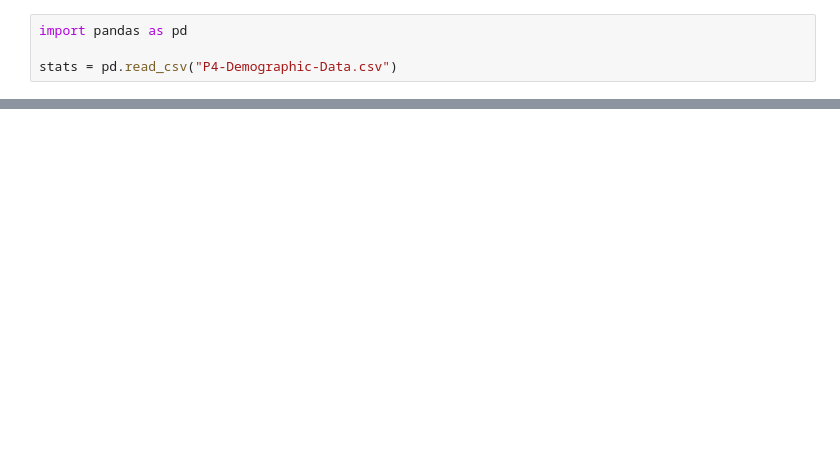
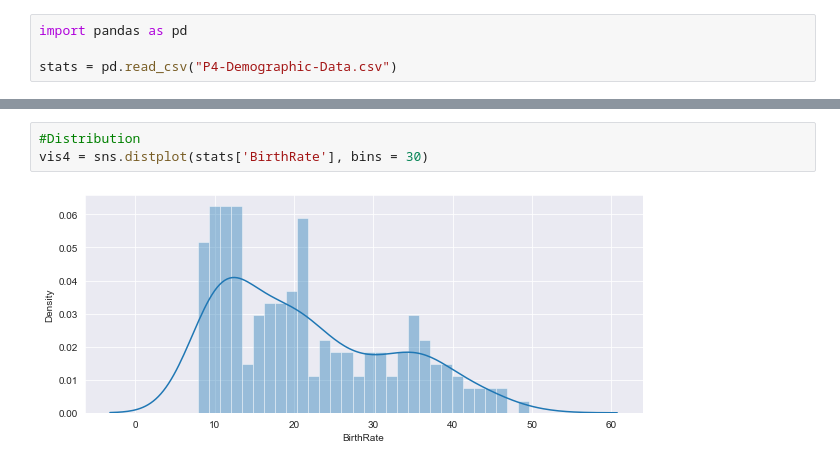
Before and after one commit to theflamio/PythonDataScienceMachineLearning_A-Z, a Jupyter notebook: Introduction_to_seaborn.ipynb, the cells around one changed output, grey strips where cells are left out. Saved outputs shown, nothing was run; the diff lists cells and outputs as text; blank space fills up the shorter version.

```diff
--- a/Introduction_to_seaborn.ipynb
+++ b/Introduction_to_seaborn.ipynb
@@ -22,0 +38,5 @@ vis1 = sns.distplot(stats['Internetusers'])
+# %%
+#Distribution
+vis4 = sns.distplot(stats['BirthRate'], bins = 30)
+# %% [output]
+[figure, added]
```
Also changed, not shown: parts of 10 cells of this notebook, 2 other files.
